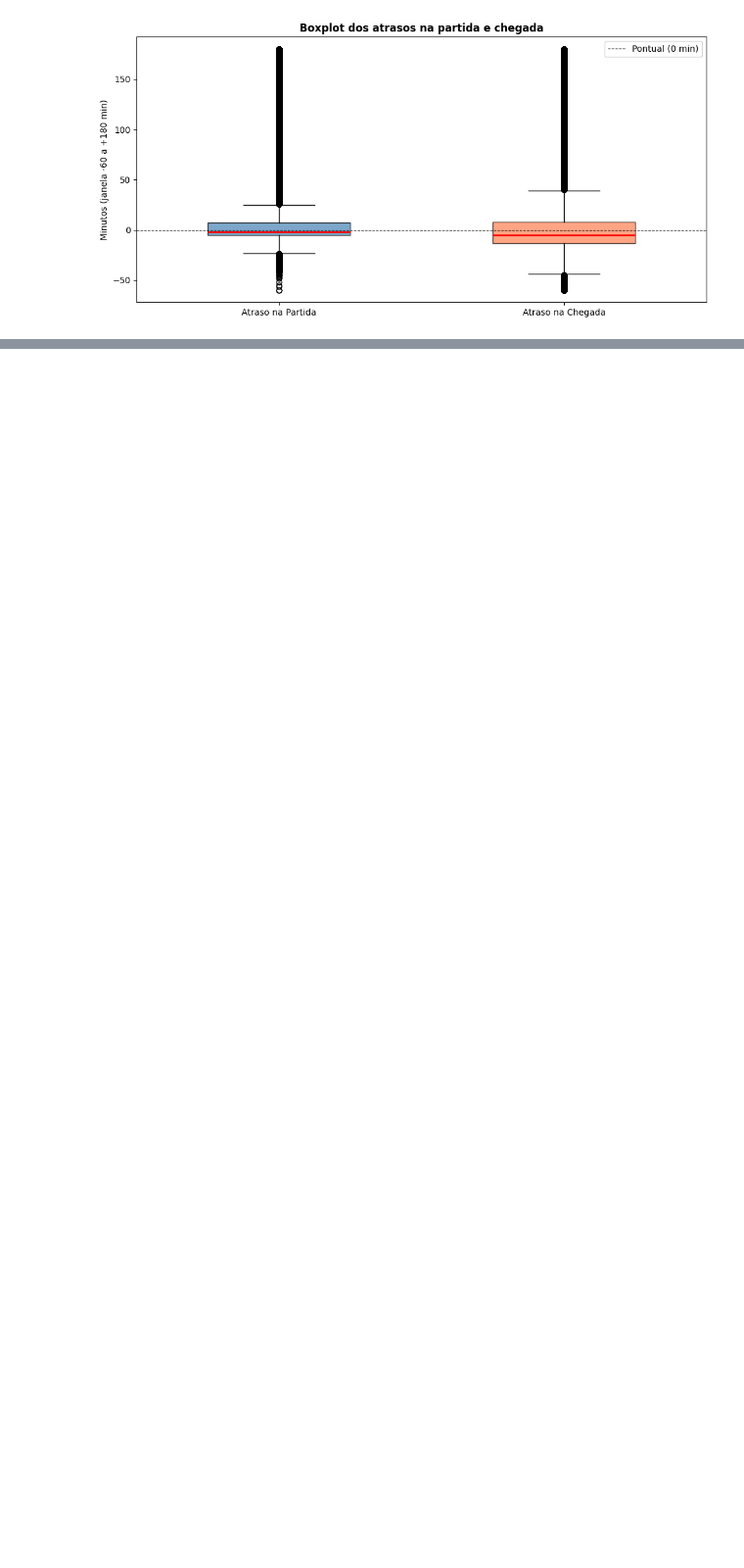
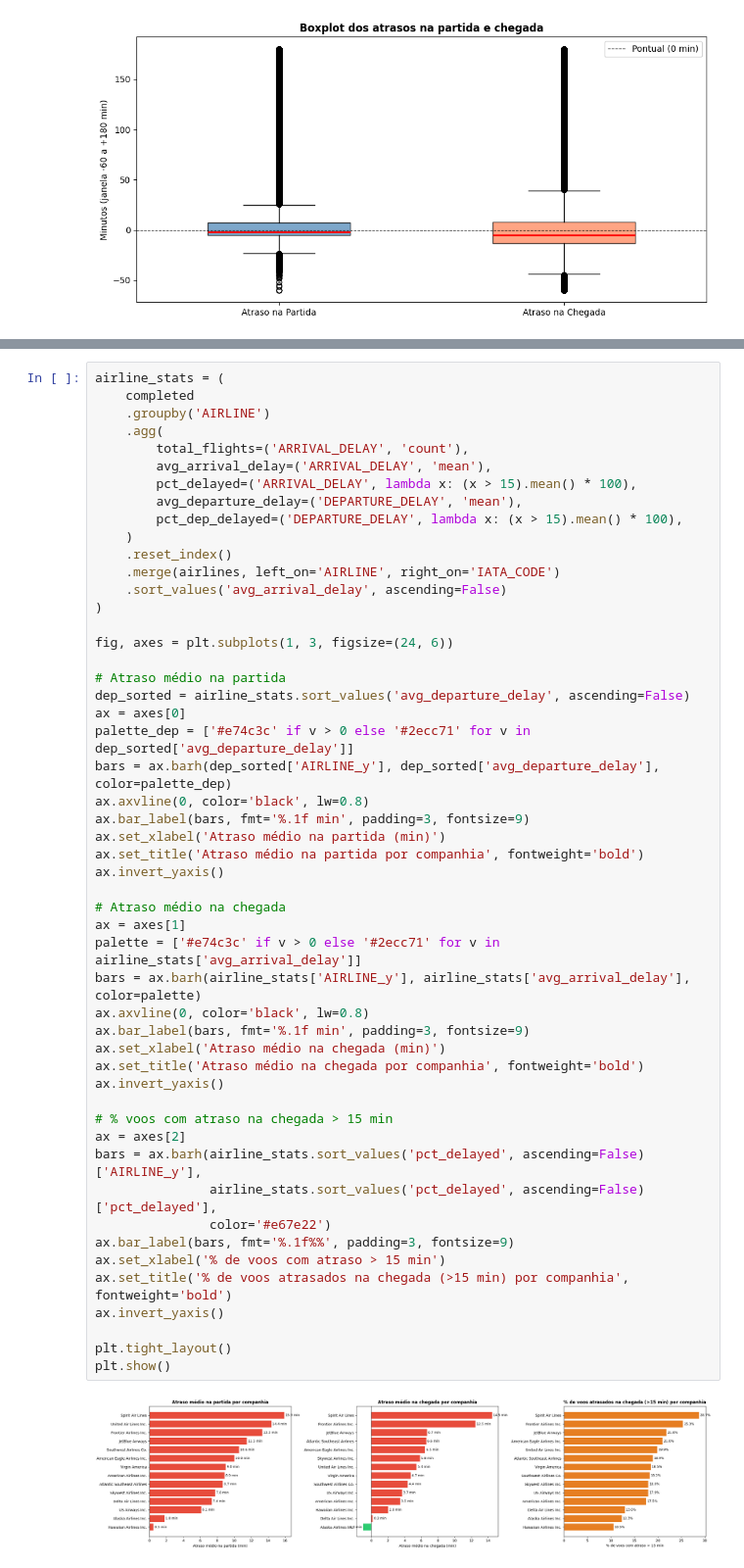
Before and after one commit to gustavo-leandro/MLEnginnering_techChallenge_3, a Jupyter notebook: 01_EDA.ipynb, the cells around one changed output, grey strips where cells are left out. Shown at 98% size. Cells and saved outputs as stored; diff of their text form; blank space fills up the shorter version.

```diff
--- a/01_EDA.ipynb
+++ b/01_EDA.ipynb
@@ -590,0 +285,53 @@ plt.show()
+# %%
+airline_stats = (
+    completed
+    .groupby('AIRLINE')
+    .agg(
+        total_flights=('ARRIVAL_DELAY', 'count'),
+        avg_arrival_delay=('ARRIVAL_DELAY', 'mean'),
+        pct_delayed=('ARRIVAL_DELAY', lambda x: (x > 15).mean() * 100),
+        avg_departure_delay=('DEPARTURE_DELAY', 'mean'),
+        pct_dep_delayed=('DEPARTURE_DELAY', lambda x: (x > 15).mean() * 100),
+    )
+    .reset_index()
+    .merge(airlines, left_on='AIRLINE', right_on='IATA_CODE')
+    .sort_values('avg_arrival_delay', ascending=False)
+)
+
+fig, axes = plt.subplots(1, 3, figsize=(24, 6))
+
+# Atraso médio na partida
+dep_sorted = airline_stats.sort_values('avg_departure_delay', ascending=False)
+ax = axes[0]
+palette_dep = ['#e74c3c' if v > 0 else '#2ecc71' for v in dep_sorted['avg_departure_delay']]
+bars = ax.barh(dep_sorted['AIRLINE_y'], dep_sorted['avg_departure_delay'], color=palette_dep)
+ax.axvline(0, color='black', lw=0.8)
+ax.bar_label(bars, fmt='%.1f min', padding=3, fontsize=9)
+ax.set_xlabel('Atraso médio na partida (min)')
+ax.set_title('Atraso médio na partida por companhia', fontweight='bold')
+ax.invert_yaxis()
+
+# Atraso médio na chegada
+ax = axes[1]
+palette = ['#e74c3c' if v > 0 else '#2ecc71' for v in airline_stats['avg_arrival_delay']]
+bars = ax.barh(airline_stats['AIRLINE_y'], airline_stats['avg_arrival_delay'], color=palette)
+ax.axvline(0, color='black', lw=0.8)
+ax.bar_label(bars, fmt='%.1f min', padding=3, fontsize=9)
+ax.set_xlabel('Atraso médio na chegada (min)')
+ax.set_title('Atraso médio na chegada por companhia', fontweight='bold')
+ax.invert_yaxis()
+
+# % voos com atraso na chegada > 15 min
+ax = axes[2]
+bars = ax.barh(airline_stats.sort_values('pct_delayed', ascending=False)['AIRLINE_y'],
+               airline_stats.sort_values('pct_delayed', ascending=False)['pct_delayed'],
+               color='#e67e22')
+ax.bar_label(bars, fmt='%.1f%%', padding=3, fontsize=9)
+ax.set_xlabel('% de voos com atraso > 15 min')
+ax.set_title('% de voos atrasados na chegada (>15 min) por companhia', fontweight='bold')
+ax.invert_yaxis()
+
+plt.tight_layout()
+plt.show()
+# %% [output]
+[figure, added]
```
Also changed, not shown: parts of 51 cells of this notebook, 1 other file.
